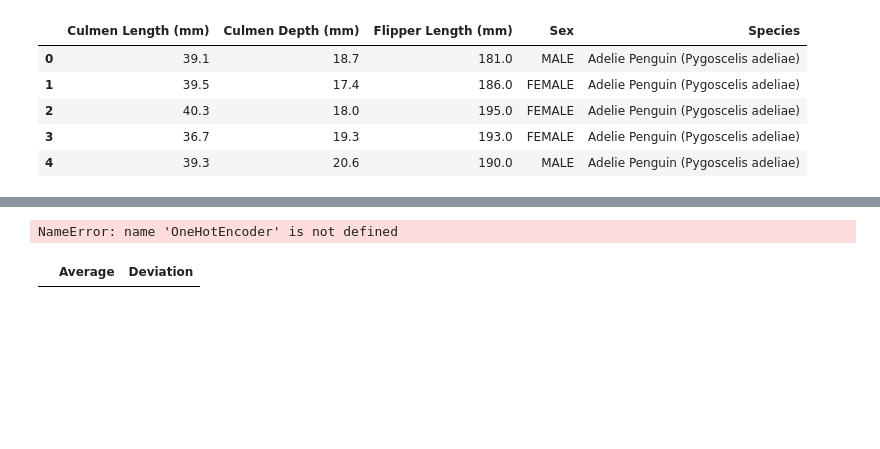
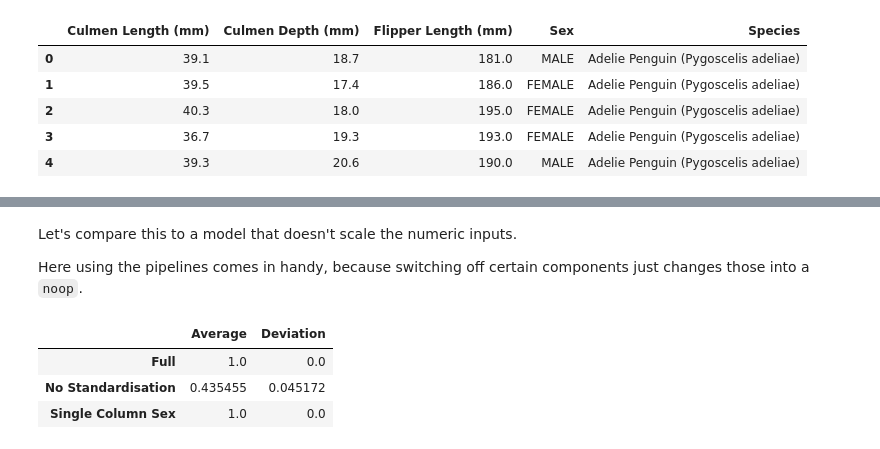
Before and after one commit to JesperDramsch/ml.recipes, a Jupyter notebook: book/notebooks/6-ablation-study.ipynb, the cells around one changed output, grey strips where cells are left out. Saved outputs shown, nothing was run; the diff lists cells and outputs as text; code cells hidden in the pictures; blank space fills up the shorter version.

```diff
--- a/book/notebooks/6-ablation-study.ipynb
+++ b/book/notebooks/6-ablation-study.ipynb
@@ -74,25 +88,30 @@ NameError: name 'scores' is not defined
+# %% [markdown]
+Let's compare this to a model that doesn't scale the numeric inputs.
+
+Here using the pipelines comes in handy, because switching off certain components just changes those into a `noop`.
 # %%
-
 # num_transformer = StandardScaler()
 cat_transformer = OneHotEncoder(handle_unknown='ignore')
 
 preprocessor = ColumnTransformer(transformers=[
     # ('num', num_transformer, num_features),
     ('cat', cat_transformer, cat_features)
 ])
 
 
-model2 = Pipeline(steps=[
-    ('preprocessor', preprocessor),
-    ('classifier', SVC()),
-])
+model2 = Pipeline(
+    steps=[
+        ("preprocessor", preprocessor),
+        ("classifier", SVC(random_state=42)),
+    ]
+)
 
 scores = cross_val_score(model2, X_test, y_test, cv=10)
 
 scoring.loc["No Standardisation",:] = [scores.mean(), scores.std()]
+scoring
 # %% [output]
-NameError: name 'OneHotEncoder' is not defined
+|  | Average | Deviation |
+| Full | 1.0 | 0.0 |
+| No Standardisation | 0.435455 | 0.045172 |
+| Single Column Sex | 1.0 | 0.0 |
-# %%
-scoring
-# %% [output]
-|  | Average | Deviation |
```
Also changed, not shown: parts of 12 cells of this notebook, 6 other files.
